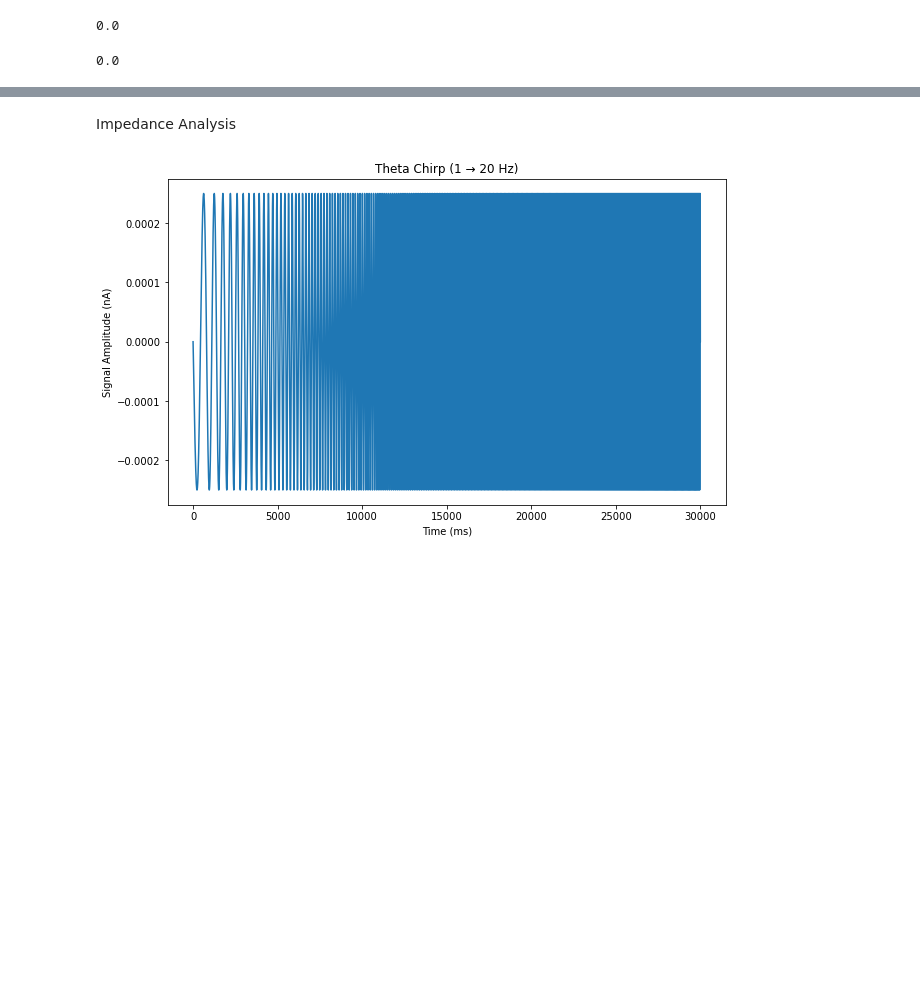
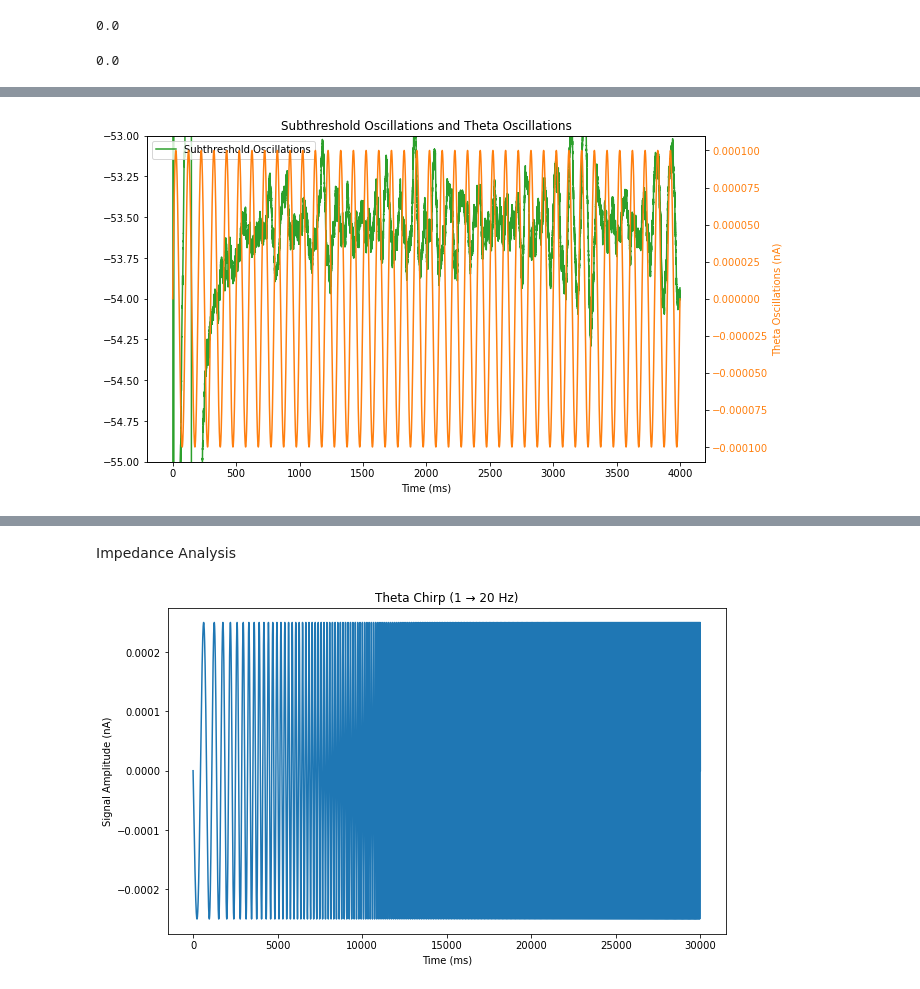
Before and after one commit to tiny-infinity/GridCellsTheta, a Jupyter notebook: single_stell.ipynb, the cells around one changed output, grey strips where cells are left out. Saved outputs shown, nothing was run; the diff lists cells and outputs as text; code cells hidden in the pictures; blank space fills up the shorter version.

```diff
--- a/single_stell.ipynb
+++ b/single_stell.ipynb
@@ -17,7 +17,7 @@ stellate_noise_ic = h.IClamp(stellate_0.soma(0.5))
 stellate_noise_ic.dur = 1e9
 stell_theta_ic.dur = 1e9
 
-time_dur = 5000  # ms
+time_dur = 8000  # ms
 
 mean, std = -2.75e-3, 3e-4
 time_steps = int(time_dur / h.dt)
@@ -29,15 +29,17 @@ half = time_steps // 2
 # baseline inhibition
 noise_arr[:half] += mean
 
-delta = 2.5e-3
+delta = 1e-3
 noise_arr[half:] += mean + delta
 
 noise_vec = h.Vector(noise_arr)
 noise_vec.play(stellate_noise_ic._ref_amp, h.dt)
 #stellate_noise_ic.amp = -5e-3
-theta_amp = 0.0
+theta_amp = 1e-4
 theta_freq = 10.0
 theta_arr = theta_amp * np.sin(2 * np.pi * theta_freq * np.arange(0, time_dur, h.dt) / 1000)
+theta_dupe = theta_arr.copy()
+theta_arr[:half] = 0.0
 theta_vec = h.Vector(theta_arr)
 theta_vec.play(stell_theta_ic._ref_amp, h.dt)
 
@@ -99,0 +103,17 @@ Interspike intervals (ms): [ 143.75  2356.85    35.575   39.      39.475   39.27
+# %%
+#subthreshold oscillations and theta oscillations
+smpos_arr = stell_v.to_python()[:half]
+theta_osc_arr = theta_dupe[:half]
+fig,ax = plt.subplots(figsize=(10, 6))
+ax1 = ax.twinx()
+ax1.plot(time.to_python()[:half], theta_osc_arr, color='C1', label='Theta Oscillations')
+ax1.set_ylabel("Theta Oscillations (nA)", color='C1')
+ax1.tick_params(axis='y', labelcolor='C1')
+ax.plot(time.to_python()[:half], smpos_arr, color='C2', label='Subthreshold Oscillations')
+ax.set_xlabel("Time (ms)")
+ax.set_title("Subthreshold Oscillations and Theta Oscillations")
+ax.legend(loc='upper left')
+ax.set_ylim(-55,-53)
+plt.show()
+# %% [output]
+[figure, added]
```
Also changed, not shown: parts of 4 cells of this notebook.
